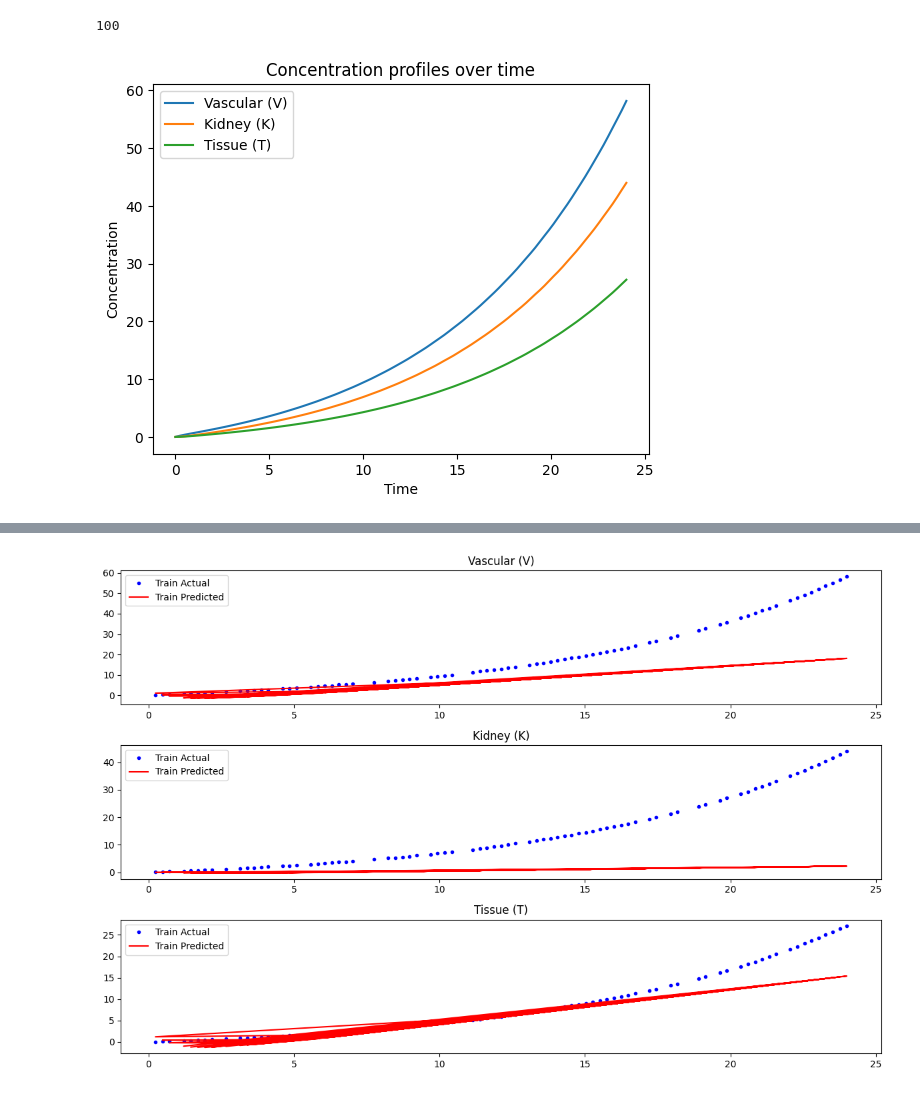
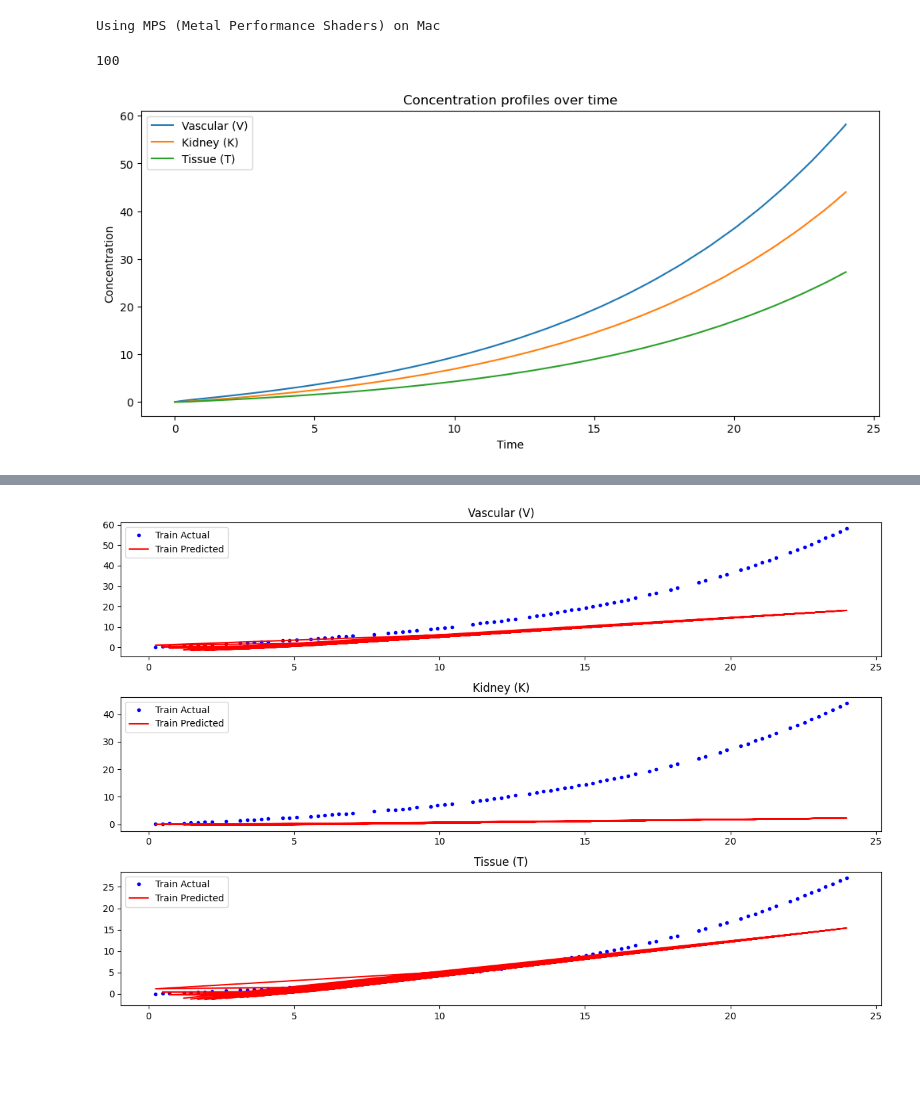
Before and after one commit to UNHSAILLab/rl_for_theranostics, a Jupyter notebook: 06-01-Neural ODE.ipynb, the cells around one changed output, grey strips where cells are left out. Drawn from its saved outputs; the diff is of its cells as text; code cells hidden in the pictures; blank space fills up the shorter version.

```diff
--- a/06-01-Neural ODE.ipynb
+++ b/06-01-Neural ODE.ipynb
@@ -9,3 +10,23 @@ from sklearn.model_selection import train_test_split
+# %%
+def set_device():
+    # Check for CUDA GPU
+    if torch.cuda.is_available():
+        device = torch.device("cuda")
+        print("Using CUDA device:", torch.cuda.get_device_name(0))
+    # Check if the system is a Mac and Metal is available
+    elif platform.system() == "Darwin" and torch.backends.mps.is_available():
+        device = torch.device("mps")  # Using Metal Performance Shaders (MPS) for Mac
+        print("Using MPS (Metal Performance Shaders) on Mac")
+    else:
+        device = torch.device("cpu")
+        print("Using CPU")
+
+    return device
+
+# Set the device based on the above conditions
+device = set_device()
+# %% [output]
+Using MPS (Metal Performance Shaders) on Mac
 # %%
 # Michaelis-Menten kinetics
 def michaelis_menten(C, Vmax, Km):
@@ -36,16 +57,18 @@ len(sol.t)
 # %% [output]
 100
 # %%
+#set figure size
+plt.figure(figsize=(12, 5))
 plt.plot(sol.t, sol.y[0], label='Vascular (V)')
 plt.plot(sol.t, sol.y[1], label='Kidney (K)')
 plt.plot(sol.t, sol.y[2], label='Tissue (T)')
 plt.xlabel('Time')
 plt.ylabel('Concentration')
 plt.legend()
 plt.title('Concentration profiles over time')
 plt.show()
 # %% [output]
-[figure, old version]
+[figure, new version]
 # %%
 def generate_more_data(base_params, num_datasets, param_variation_range, initial_conditions_variation_range, noise_std):
     datasets = []
```
Also changed, not shown: parts of 11 cells of this notebook.
